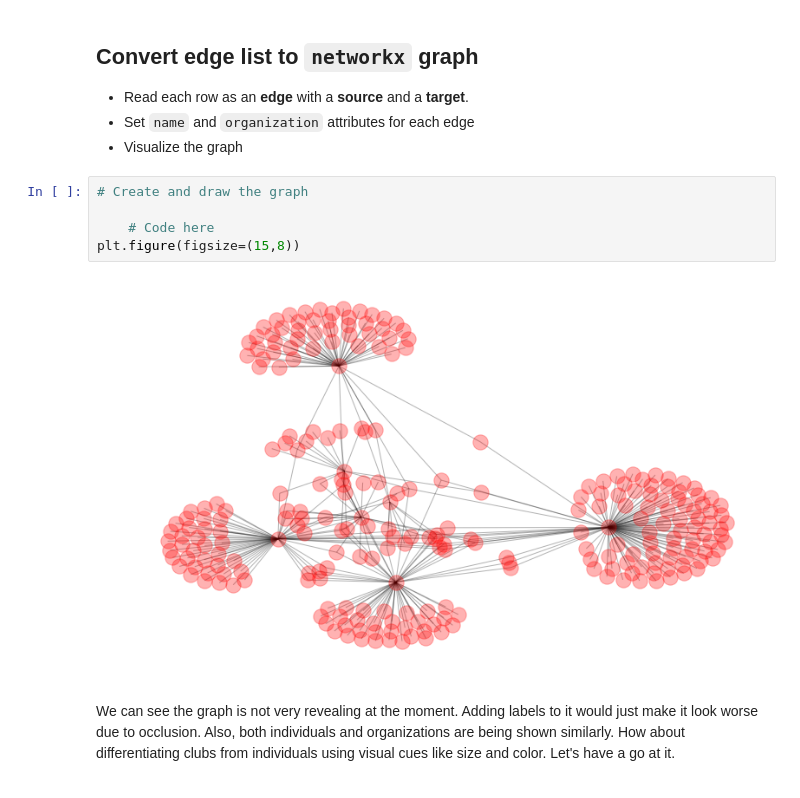
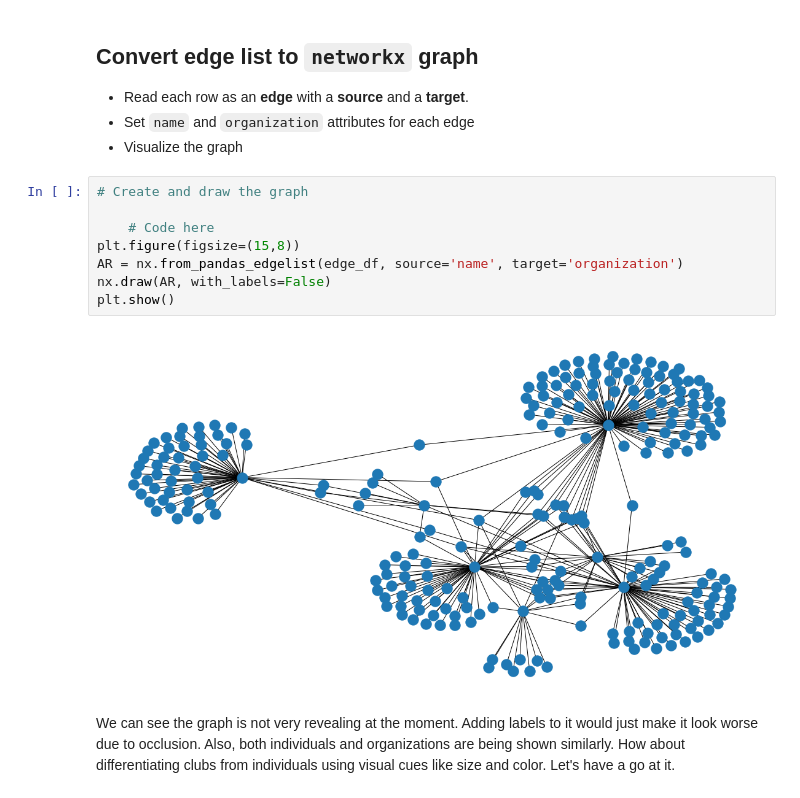
Before and after one commit to MissAle17/dsc-3-28-11-graph-dynamics-bipartite-graphs-lab-online-ds-sp-000, a Jupyter notebook: index.ipynb, the cells around one changed output. Cells and saved outputs as stored; diff of their text form.

```diff
--- a/index.ipynb
+++ b/index.ipynb
@@ -89,10 +89,13 @@ Great, this makes much more sense. Now we can move further and import this as a
 # %%
 # Create and draw the graph
 
     # Code here
 plt.figure(figsize=(15,8))
+AR = nx.from_pandas_edgelist(edge_df, source='name', target='organization')
+nx.draw(AR, with_labels=False)
+plt.show()
 # %% [output]
-[figure, old version]
+[figure, new version]
 # %% [markdown]
 We can see the graph is not very revealing at the moment. Adding labels to it would just make it look worse due to occlusion. Also, both individuals and organizations are being shown similarly. How about differentiating clubs from individuals using visual cues like size and color. Let's have a go at it.
 # %% [markdown]
```
Also changed, not shown: parts of 6 cells of this notebook.
